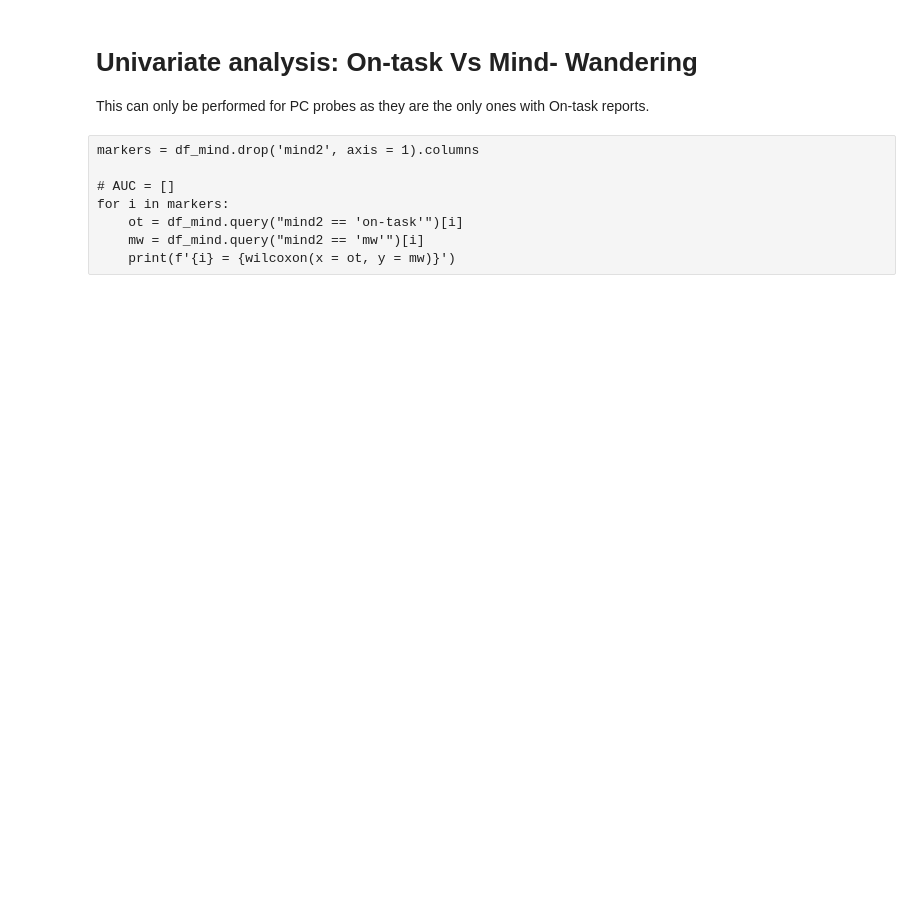
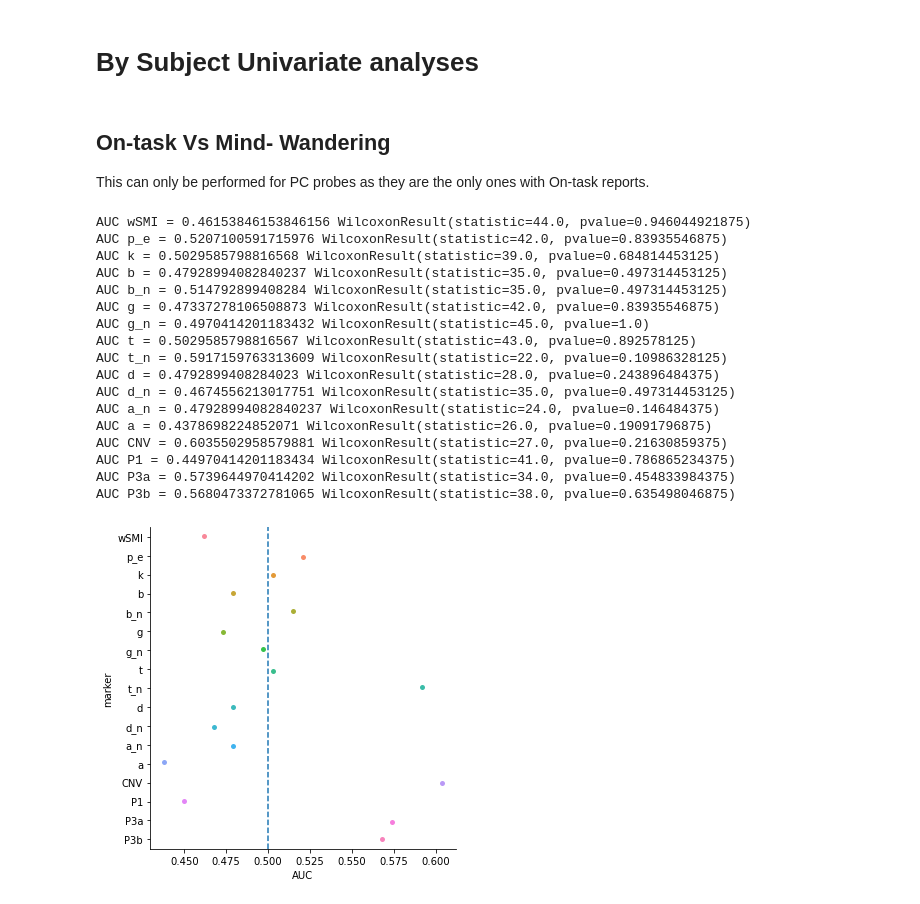
Before and after one commit to Nicobruno92/mw_markers_project, a Jupyter notebook: univariate_analysis.ipynb, the cells around one changed output. Cells and saved outputs as stored; diff of their text form; code cells hidden in the pictures; blank space fills up the shorter version.

```diff
--- a/univariate_analysis.ipynb
+++ b/univariate_analysis.ipynb
@@ -35,5 +39,18 @@ df_markers.to_csv('all_markers.csv')
+# %%
+df_markers = (df
+              .query("stimuli == 'go'")
+              .query("correct == 'correct'")
+              .query("preproc == 'subtracted'")
+              .drop(['stimuli', 'correct', 'prev_trial', 'label', 'events', 'preproc', 'epoch_type'], axis = 1)
+              .query("mind in ['on-task','dMW', 'sMW']")
+             )
+
+markers = ['wSMI', 'p_e', 'k', 'b', 'b_n', 'g', 'g_n', 't', 't_n',
+       'd', 'd_n', 'a_n', 'a', 'CNV', 'P1', 'P3a', 'P3b']
+# %% [markdown]
+# By Subject Univariate analyses
 # %% [markdown]
-# Univariate analysis: On-task Vs Mind- Wandering
+## On-task Vs Mind- Wandering
 This can only be performed for PC probes  as they are the only ones with On-task reports.
 # %%
 df_mind = (
@@ -41,14 +58,47 @@ df_mind = (
     .query("probe == 'PC'")
     .assign(
     mind2 = lambda df: np.where(df.mind == 'on-task', 'on-task', 'mw'))
-    .query("mind != 'sMW'") #if you want to test against just one of the mw
-    .drop(['participant', 'probe', 'mind'], axis = 1) # drop mind or mind2 also
+    .groupby(['mind2', 'participant']).filter(lambda x: len(x) > 7) #min nbr of trials
 )
+
+agg_dict = {k:'mean' for k in markers }
+agg_dict.update({k:'first' for k in df_mind.drop(markers, axis=1).columns})
+
+df_mind = (df_mind
+    .groupby(['mind2', 'participant'], as_index = False).agg(agg_dict)
+#     .query("mind != 'sMW'") #if you want to test against just one of the mw
+)
+df_mind = balance_sample(df_mind, 'participant', 'mind2', levels = 2).drop(['participant', 'probe', 'mind', 'segment'], axis = 1) # drop mind or mind2 also
-# %% [raw]
-markers = df_mind.drop('mind2', axis = 1).columns
-
-# AUC = []
-for i in markers:
-    ot = df_mind.query("mind2 == 'on-task'")[i]
-    mw = df_mind.query("mind2 == 'mw'")[i]
-    print(f'{i} = {wilcoxon(x = ot, y = mw)}')
+# %%
+AUC = []
+for i in markers:
+    ot = df_mind.query("mind2 == 'on-task'")[i]
+    mw = df_mind.query("mind2 == 'mw'")[i]
+    auc = roc_auc_score(df_mind['mind2'], df_mind[i])
+    print(f'AUC {i} = {auc}', f'{wilcoxon(x = ot, y = mw)}')
+    AUC.append([i, auc])
+
+subject_mind_roc = pd.DataFrame(AUC, columns = ['marker', 'AUC'])
+
+sns.catplot(x = 'AUC', y = 'marker', data = subject_mind_roc, orient = 'h')
+plt.axvline(x = 0.5, linestyle = 'dashed')
+plt.show()
+# %% [output]
+AUC wSMI = 0.46153846153846156 WilcoxonResult(statistic=44.0, pvalue=0.946044921875)
+AUC p_e = 0.5207100591715976 WilcoxonResult(statistic=42.0, pvalue=0.83935546875)
+AUC k = 0.5029585798816568 WilcoxonResult(statistic=39.0, pvalue=0.684814453125)
+AUC b = 0.47928994082840237 WilcoxonResult(statistic=35.0, pvalue=0.497314453125)
+AUC b_n = 0.514792899408284 WilcoxonResult(statistic=35.0, pvalue=0.497314453125)
+AUC g = 0.47337278106508873 WilcoxonResult(statistic=42.0, pvalue=0.83935546875)
+AUC g_n = 0.4970414201183432 WilcoxonResult(statistic=45.0, pvalue=1.0)
+AUC t = 0.5029585798816567 WilcoxonResult(statistic=43.0, pvalue=0.892578125)
+AUC t_n = 0.5917159763313609 WilcoxonResult(statistic=22.0, pvalue=0.10986328125)
+AUC d = 0.4792899408284023 WilcoxonResult(statistic=28.0, pvalue=0.243896484375)
+AUC d_n = 0.4674556213017751 WilcoxonResult(statistic=35.0, pvalue=0.497314453125)
+AUC a_n = 0.47928994082840237 WilcoxonResult(statistic=24.0, pvalue=0.146484375)
+AUC a = 0.4378698224852071 WilcoxonResult(statistic=26.0, pvalue=0.19091796875)
+AUC CNV = 0.6035502958579881 WilcoxonResult(statistic=27.0, pvalue=0.21630859375)
+AUC P1 = 0.44970414201183434 WilcoxonResult(statistic=41.0, pvalue=0.786865234375)
+AUC P3a = 0.5739644970414202 WilcoxonResult(statistic=34.0, pvalue=0.454833984375)
+AUC P3b = 0.5680473372781065 WilcoxonResult(statistic=38.0, pvalue=0.635498046875)
+[figure, added]
```
Also changed, not shown: parts of 37 cells of this notebook, 7 other files.
